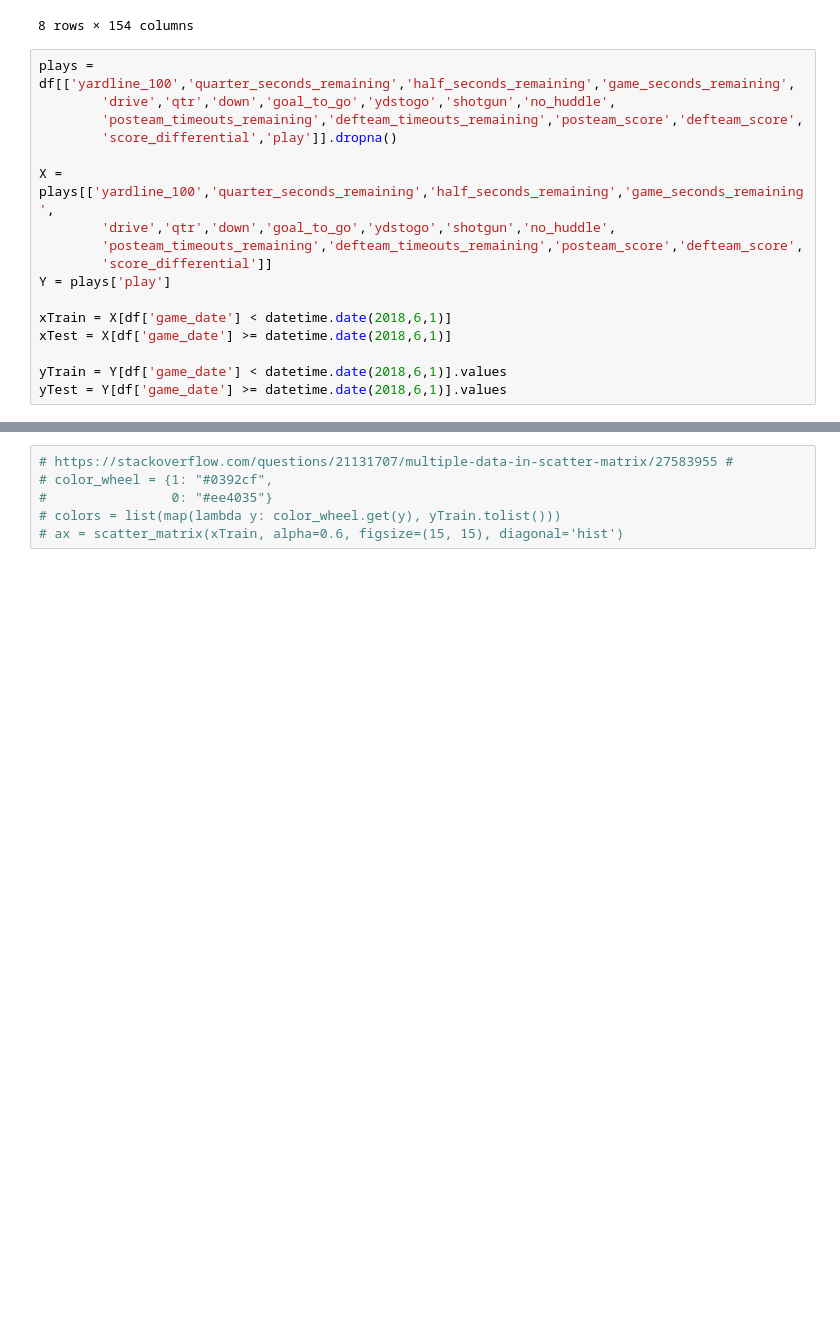
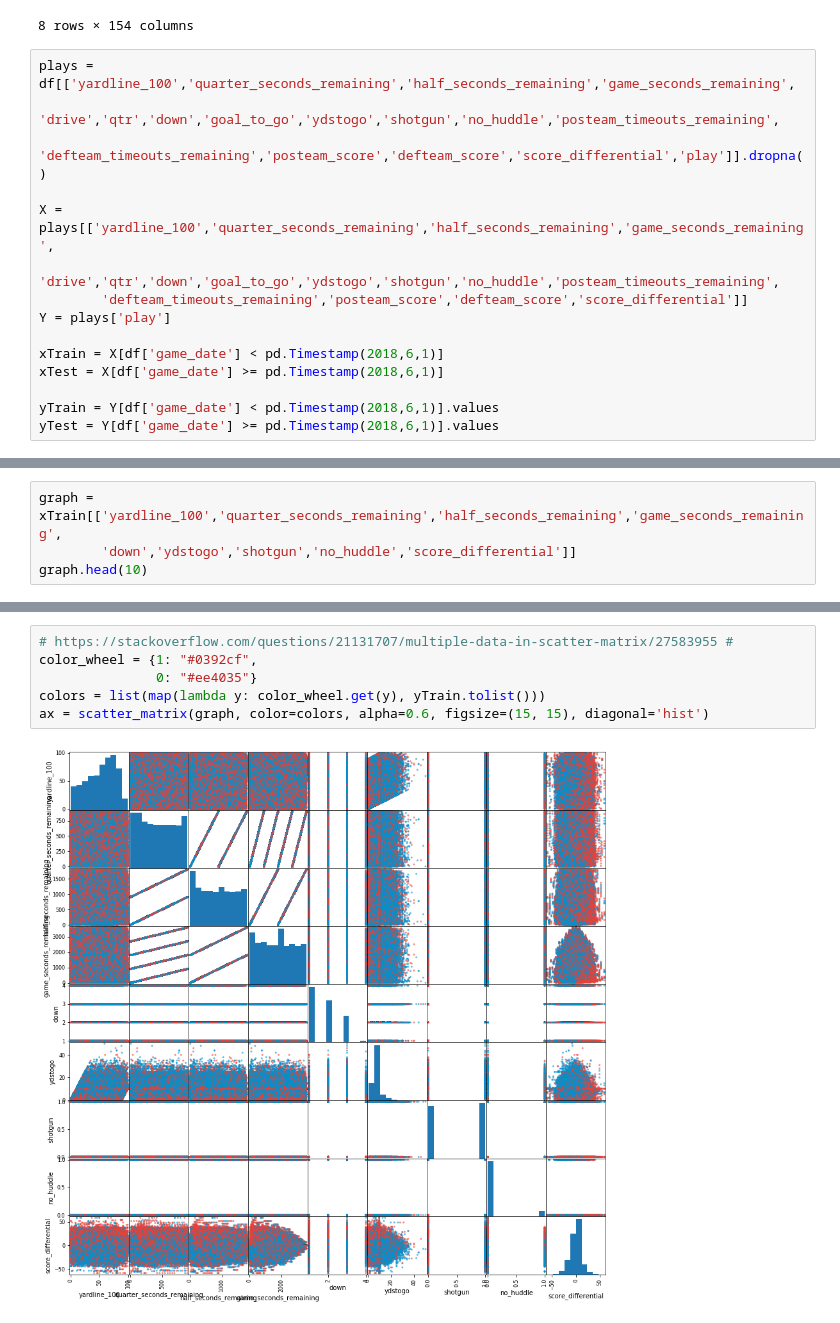
Before and after one commit to milanrshah/ORIE_4741-NFL_Play_Prediction, a Jupyter notebook: nfl/NFL.ipynb, the cells around one changed output, grey strips where cells are left out. Saved outputs shown, nothing was run; the diff lists cells and outputs as text; blank space fills up the shorter version.

```diff
--- a/nfl/NFL.ipynb
+++ b/nfl/NFL.ipynb
@@ -105,18 +101,16 @@ df.describe()
 8 rows × 154 columns
 # %%
 plays = df[['yardline_100','quarter_seconds_remaining','half_seconds_remaining','game_seconds_remaining',
-        'drive','qtr','down','goal_to_go','ydstogo','shotgun','no_huddle',
-        'posteam_timeouts_remaining','defteam_timeouts_remaining','posteam_score','defteam_score',
-        'score_differential','play']].dropna()
+        'drive','qtr','down','goal_to_go','ydstogo','shotgun','no_huddle','posteam_timeouts_remaining',
+        'defteam_timeouts_remaining','posteam_score','defteam_score','score_differential','play']].dropna()
 
 X = plays[['yardline_100','quarter_seconds_remaining','half_seconds_remaining','game_seconds_remaining',
-        'drive','qtr','down','goal_to_go','ydstogo','shotgun','no_huddle',
-        'posteam_timeouts_remaining','defteam_timeouts_remaining','posteam_score','defteam_score',
-        'score_differential']]
+        'drive','qtr','down','goal_to_go','ydstogo','shotgun','no_huddle','posteam_timeouts_remaining',
+        'defteam_timeouts_remaining','posteam_score','defteam_score','score_differential']]
 Y = plays['play']
 
-xTrain = X[df['game_date'] < datetime.date(2018,6,1)]
-xTest = X[df['game_date'] >= datetime.date(2018,6,1)]
+xTrain = X[df['game_date'] < pd.Timestamp(2018,6,1)]
+xTest = X[df['game_date'] >= pd.Timestamp(2018,6,1)]
 
-yTrain = Y[df['game_date'] < datetime.date(2018,6,1)].values
-yTest = Y[df['game_date'] >= datetime.date(2018,6,1)].values
+yTrain = Y[df['game_date'] < pd.Timestamp(2018,6,1)].values
+yTest = Y[df['game_date'] >= pd.Timestamp(2018,6,1)].values
@@ -143,0 +117,4 @@ behavior, convert the 'datetime.date' to a datetime with
+# %%
+graph = xTrain[['yardline_100','quarter_seconds_remaining','half_seconds_remaining','game_seconds_remaining',
+        'down','ydstogo','shotgun','no_huddle','score_differential']]
+graph.head(10)
@@ -144,6 +133,8 @@ behavior, convert the 'datetime.date' to a datetime with
 # %%
 # https://stackoverflow.com/questions/21131707/multiple-data-in-scatter-matrix/27583955 #
-# color_wheel = {1: "#0392cf",
-#                0: "#ee4035"}
-# colors = list(map(lambda y: color_wheel.get(y), yTrain.tolist()))
-# ax = scatter_matrix(xTrain, alpha=0.6, figsize=(15, 15), diagonal='hist')
+color_wheel = {1: "#0392cf",
+               0: "#ee4035"}
+colors = list(map(lambda y: color_wheel.get(y), yTrain.tolist()))
+ax = scatter_matrix(graph, color=colors, alpha=0.6, figsize=(15, 15), diagonal='hist')
+# %% [output]
+[figure, added]
```
Also changed, not shown: parts of 13 cells of this notebook.
